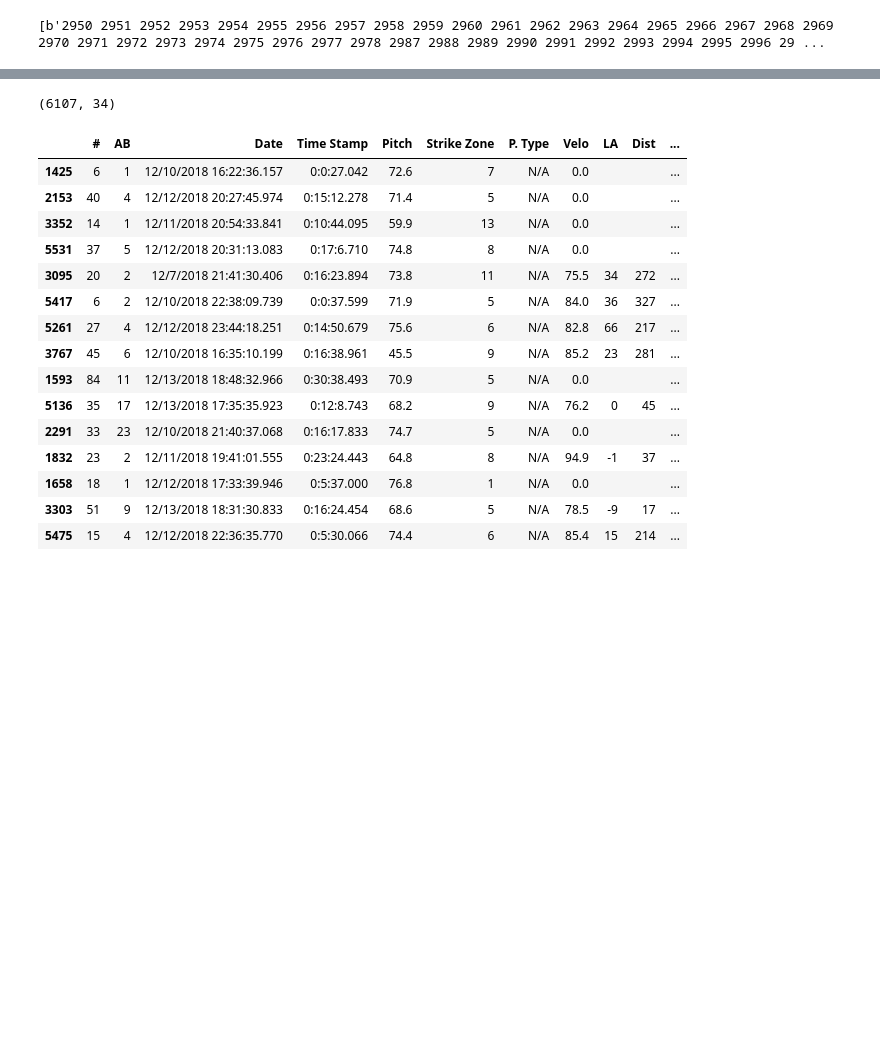
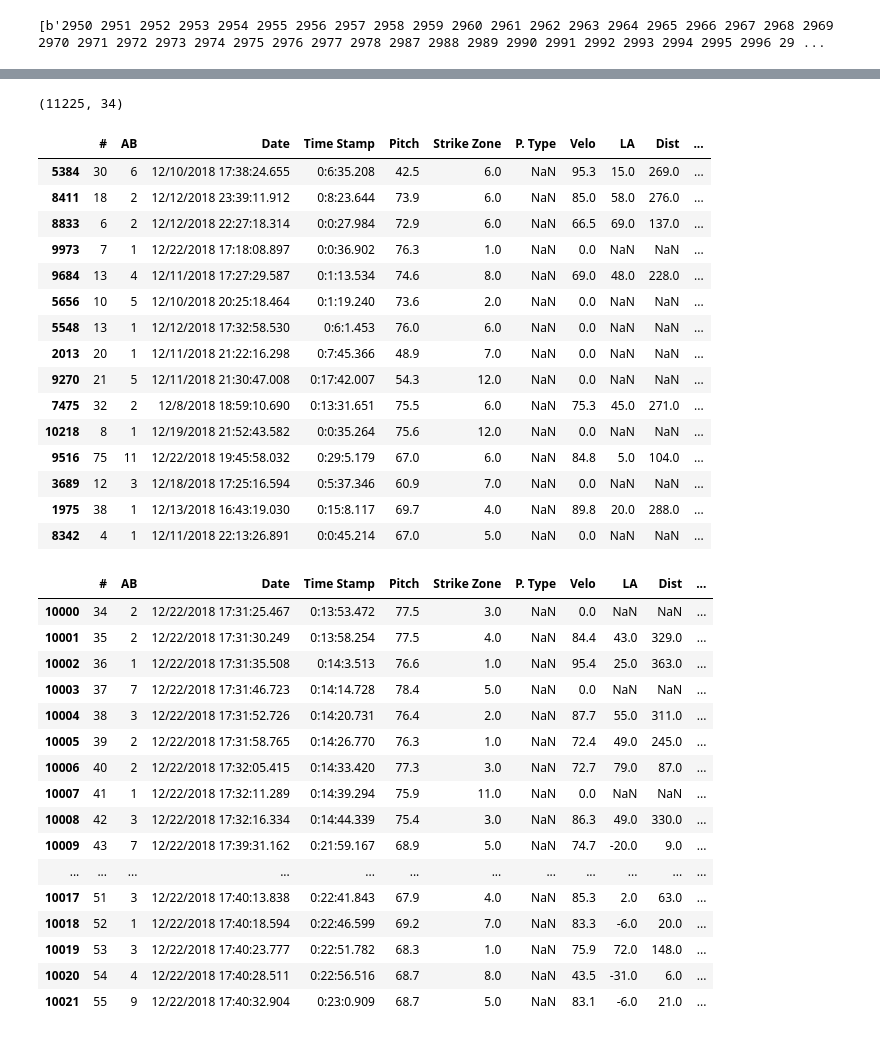
Before and after one commit to sumairshah/Driveline-Hitters, a Jupyter notebook: emailrecords.ipynb, the cells around one changed output, grey strips where cells are left out. Saved outputs shown, nothing was run; the diff lists cells and outputs as text; code cells hidden in the pictures; blank space fills up the shorter version.

```diff
--- a/emailrecords.ipynb
+++ b/emailrecords.ipynb
@@ -177,19 +178,22 @@ onlyfiles
 # %%
 def collatedata(path):
     mypath = "c:\\tmp\\msgs"
-    df = pd.DataFrame()
+    dlist = []
     onlyfiles = [f for f in listdir(mypath) if isfile(join(mypath, f))]
     for fname in onlyfiles:
         fname = mypath+"\\"+fname
-        print(fname)
+        #print(fname)
         try:
-            dfnew = pd.read_csv(fname)
+            dfnew = pd.read_csv(fname, sep='\s*,\s*')
         except:
             print(fname, 'reading error')
         else:
-            df = [df, dfnew]
-            df = pd.concat(df, ignore_index=True)
-            print(fname, df.shape, dfnew.shape)
+            dlist.append(dfnew)
+            #print(dfnew.User.unique(), dfnew.shape)
+            print(dfnew.columns)
+
+    df = pd.concat(dlist, ignore_index=True)
+    print(fname, df.shape, dfnew.shape)
 
     return df
 # %%
@@ -215,23 +219,43 @@ c:\tmp\msgs\SessionReviewWesleyHopkinsFridayDecember72018658PM_data.csv (6107, 3
 # %%
 df.shape
 # %% [output]
-(6107, 34)
+(11225, 34)
 # %%
 df.sample(15)
 # %% [output]
 |  | # | AB | Date | Time Stamp | Pitch | Strike Zone | P. Type | Velo | LA | Dist | ... |
-| 1425 | 6 | 1 | 12/10/2018 16:22:36.157 | 0:0:27.042 | 72.6 | 7 | N/A | 0.0 |  |  | ... |
-| 2153 | 40 | 4 | 12/12/2018 20:27:45.974 | 0:15:12.278 | 71.4 | 5 | N/A | 0.0 |  |  | ... |
-| 3352 | 14 | 1 | 12/11/2018 20:54:33.841 | 0:10:44.095 | 59.9 | 13 | N/A | 0.0 |  |  | ... |
-| 5531 | 37 | 5 | 12/12/2018 20:31:13.083 | 0:17:6.710 | 74.8 | 8 | N/A | 0.0 |  |  | ... |
-| 3095 | 20 | 2 | 12/7/2018 21:41:30.406 | 0:16:23.894 | 73.8 | 11 | N/A | 75.5 | 34 | 272 | ... |
-| 5417 | 6 | 2 | 12/10/2018 22:38:09.739 | 0:0:37.599 | 71.9 | 5 | N/A | 84.0 | 36 | 327 | ... |
-| 5261 | 27 | 4 | 12/12/2018 23:44:18.251 | 0:14:50.679 | 75.6 | 6 | N/A | 82.8 | 66 | 217 | ... |
-| 3767 | 45 | 6 | 12/10/2018 16:35:10.199 | 0:16:38.961 | 45.5 | 9 | N/A | 85.2 | 23 | 281 | ... |
-| 1593 | 84 | 11 | 12/13/2018 18:48:32.966 | 0:30:38.493 | 70.9 | 5 | N/A | 0.0 |  |  | ... |
-| 5136 | 35 | 17 | 12/13/2018 17:35:35.923 | 0:12:8.743 | 68.2 | 9 | N/A | 76.2 | 0 | 45 | ... |
-| 2291 | 33 | 23 | 12/10/2018 21:40:37.068 | 0:16:17.833 | 74.7 | 5 | N/A | 0.0 |  |  | ... |
-| 1832 | 23 | 2 | 12/11/2018 19:41:01.555 | 0:23:24.443 | 64.8 | 8 | N/A | 94.9 | -1 | 37 | ... |
-| 1658 | 18 | 1 | 12/12/2018 17:33:39.946 | 0:5:37.000 | 76.8 | 1 | N/A | 0.0 |  |  | ... |
-| 3303 | 51 | 9 | 12/13/2018 18:31:30.833 | 0:16:24.454 | 68.6 | 5 | N/A | 78.5 | -9 | 17 | ... |
-| 5475 | 15 | 4 | 12/12/2018 22:36:35.770 | 0:5:30.066 | 74.4 | 6 | N/A | 85.4 | 15 | 214 | ... |
+| 5384 | 30 | 6 | 12/10/2018 17:38:24.655 | 0:6:35.208 | 42.5 | 6.0 | NaN | 95.3 | 15.0 | 269.0 | ... |
+| 8411 | 18 | 2 | 12/12/2018 23:39:11.912 | 0:8:23.644 | 73.9 | 6.0 | NaN | 85.0 | 58.0 | 276.0 | ... |
+| 8833 | 6 | 2 | 12/12/2018 22:27:18.314 | 0:0:27.984 | 72.9 | 6.0 | NaN | 66.5 | 69.0 | 137.0 | ... |
+| 9973 | 7 | 1 | 12/22/2018 17:18:08.897 | 0:0:36.902 | 76.3 | 1.0 | NaN | 0.0 | NaN | NaN | ... |
+| 9684 | 13 | 4 | 12/11/2018 17:27:29.587 | 0:1:13.534 | 74.6 | 8.0 | NaN | 69.0 | 48.0 | 228.0 | ... |
+| 5656 | 10 | 5 | 12/10/2018 20:25:18.464 | 0:1:19.240 | 73.6 | 2.0 | NaN | 0.0 | NaN | NaN | ... |
+| 5548 | 13 | 1 | 12/12/2018 17:32:58.530 | 0:6:1.453 | 76.0 | 6.0 | NaN | 0.0 | NaN | NaN | ... |
+| 2013 | 20 | 1 | 12/11/2018 21:22:16.298 | 0:7:45.366 | 48.9 | 7.0 | NaN | 0.0 | NaN | NaN | ... |
+| 9270 | 21 | 5 | 12/11/2018 21:30:47.008 | 0:17:42.007 | 54.3 | 12.0 | NaN | 0.0 | NaN | NaN | ... |
+| 7475 | 32 | 2 | 12/8/2018 18:59:10.690 | 0:13:31.651 | 75.5 | 6.0 | NaN | 75.3 | 45.0 | 271.0 | ... |
+| 10218 | 8 | 1 | 12/19/2018 21:52:43.582 | 0:0:35.264 | 75.6 | 12.0 | NaN | 0.0 | NaN | NaN | ... |
+| 9516 | 75 | 11 | 12/22/2018 19:45:58.032 | 0:29:5.179 | 67.0 | 6.0 | NaN | 84.8 | 5.0 | 104.0 | ... |
+| 3689 | 12 | 3 | 12/18/2018 17:25:16.594 | 0:5:37.346 | 60.9 | 7.0 | NaN | 0.0 | NaN | NaN | ... |
+| 1975 | 38 | 1 | 12/13/2018 16:43:19.030 | 0:15:8.117 | 69.7 | 4.0 | NaN | 89.8 | 20.0 | 288.0 | ... |
+| 8342 | 4 | 1 | 12/11/2018 22:13:26.891 | 0:0:45.214 | 67.0 | 5.0 | NaN | 0.0 | NaN | NaN | ... |
+# %%
+df.iloc[10000:10022, :]
+# %% [output]
+|  | # | AB | Date | Time Stamp | Pitch | Strike Zone | P. Type | Velo | LA | Dist | ... |
+| 10000 | 34 | 2 | 12/22/2018 17:31:25.467 | 0:13:53.472 | 77.5 | 3.0 | NaN | 0.0 | NaN | NaN | ... |
+| 10001 | 35 | 2 | 12/22/2018 17:31:30.249 | 0:13:58.254 | 77.5 | 4.0 | NaN | 84.4 | 43.0 | 329.0 | ... |
+| 10002 | 36 | 1 | 12/22/2018 17:31:35.508 | 0:14:3.513 | 76.6 | 1.0 | NaN | 95.4 | 25.0 | 363.0 | ... |
+| 10003 | 37 | 7 | 12/22/2018 17:31:46.723 | 0:14:14.728 | 78.4 | 5.0 | NaN | 0.0 | NaN | NaN | ... |
+| 10004 | 38 | 3 | 12/22/2018 17:31:52.726 | 0:14:20.731 | 76.4 | 2.0 | NaN | 87.7 | 55.0 | 311.0 | ... |
+| 10005 | 39 | 2 | 12/22/2018 17:31:58.765 | 0:14:26.770 | 76.3 | 1.0 | NaN | 72.4 | 49.0 | 245.0 | ... |
+| 10006 | 40 | 2 | 12/22/2018 17:32:05.415 | 0:14:33.420 | 77.3 | 3.0 | NaN | 72.7 | 79.0 | 87.0 | ... |
+| 10007 | 41 | 1 | 12/22/2018 17:32:11.289 | 0:14:39.294 | 75.9 | 11.0 | NaN | 0.0 | NaN | NaN | ... |
+| 10008 | 42 | 3 | 12/22/2018 17:32:16.334 | 0:14:44.339 | 75.4 | 3.0 | NaN | 86.3 | 49.0 | 330.0 | ... |
+| 10009 | 43 | 7 | 12/22/2018 17:39:31.162 | 0:21:59.167 | 68.9 | 5.0 | NaN | 74.7 | -20.0 | 9.0 | ... |
+| ... | ... | ... | ... | ... | ... | ... | ... | ... | ... | ... | ... |
+| 10017 | 51 | 3 | 12/22/2018 17:40:13.838 | 0:22:41.843 | 67.9 | 4.0 | NaN | 85.3 | 2.0 | 63.0 | ... |
+| 10018 | 52 | 1 | 12/22/2018 17:40:18.594 | 0:22:46.599 | 69.2 | 7.0 | NaN | 83.3 | -6.0 | 20.0 | ... |
+| 10019 | 53 | 3 | 12/22/2018 17:40:23.777 | 0:22:51.782 | 68.3 | 1.0 | NaN | 75.9 | 72.0 | 148.0 | ... |
+| 10020 | 54 | 4 | 12/22/2018 17:40:28.511 | 0:22:56.516 | 68.7 | 8.0 | NaN | 43.5 | -31.0 | 6.0 | ... |
+| 10021 | 55 | 9 | 12/22/2018 17:40:32.904 | 0:23:0.909 | 68.7 | 5.0 | NaN | 83.1 | -6.0 | 21.0 | ... |
```
Also changed, not shown: parts of 12 cells of this notebook, 2 other files.
